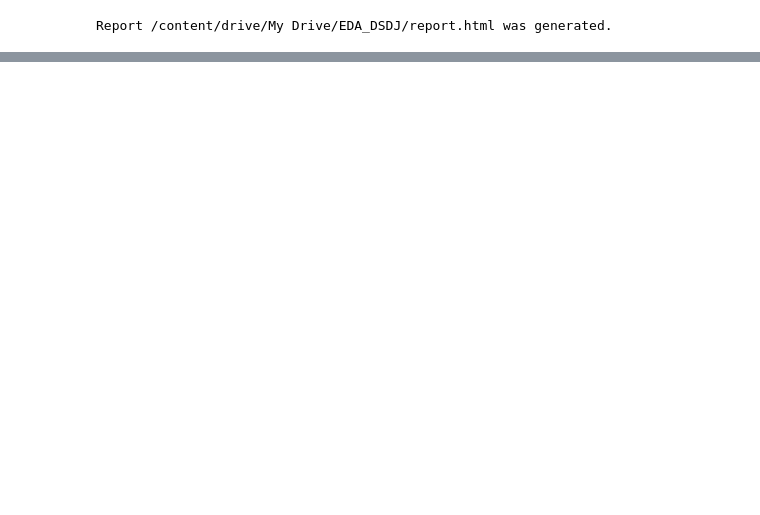
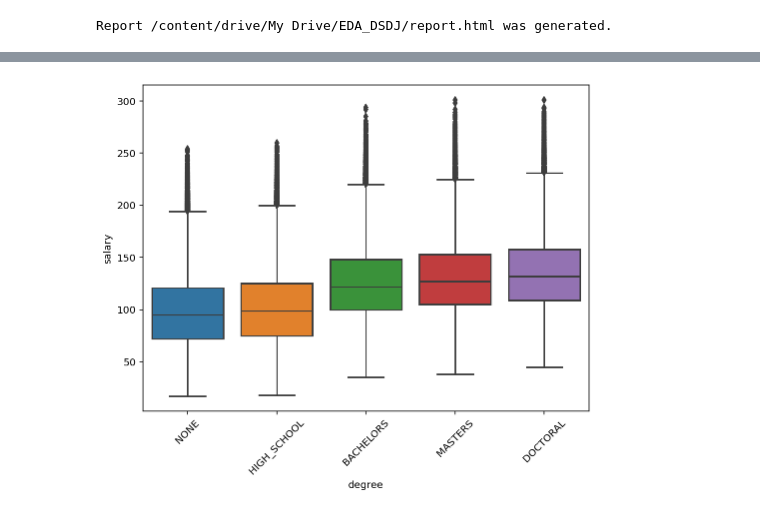
Before and after one commit to chablis8/Projects, a Jupyter notebook: Salary_Prediction_01.ipynb, the cells around one changed output, grey strips where cells are left out. Drawn from its saved outputs; the diff is of its cells as text; code cells hidden in the pictures; blank space fills up the shorter version.

```diff
--- a/Salary_Prediction_01.ipynb
+++ b/Salary_Prediction_01.ipynb
@@ -208,0 +257,4 @@ X, y = train_df.iloc[:,:-1], train_df.iloc[:,-1:]
+# %%
+feature_plot(train_df.sort_values('salary',ascending = True), 'degree')
+# %% [output]
+[figure, added]
```
Also changed, not shown: parts of 39 cells of this notebook.
